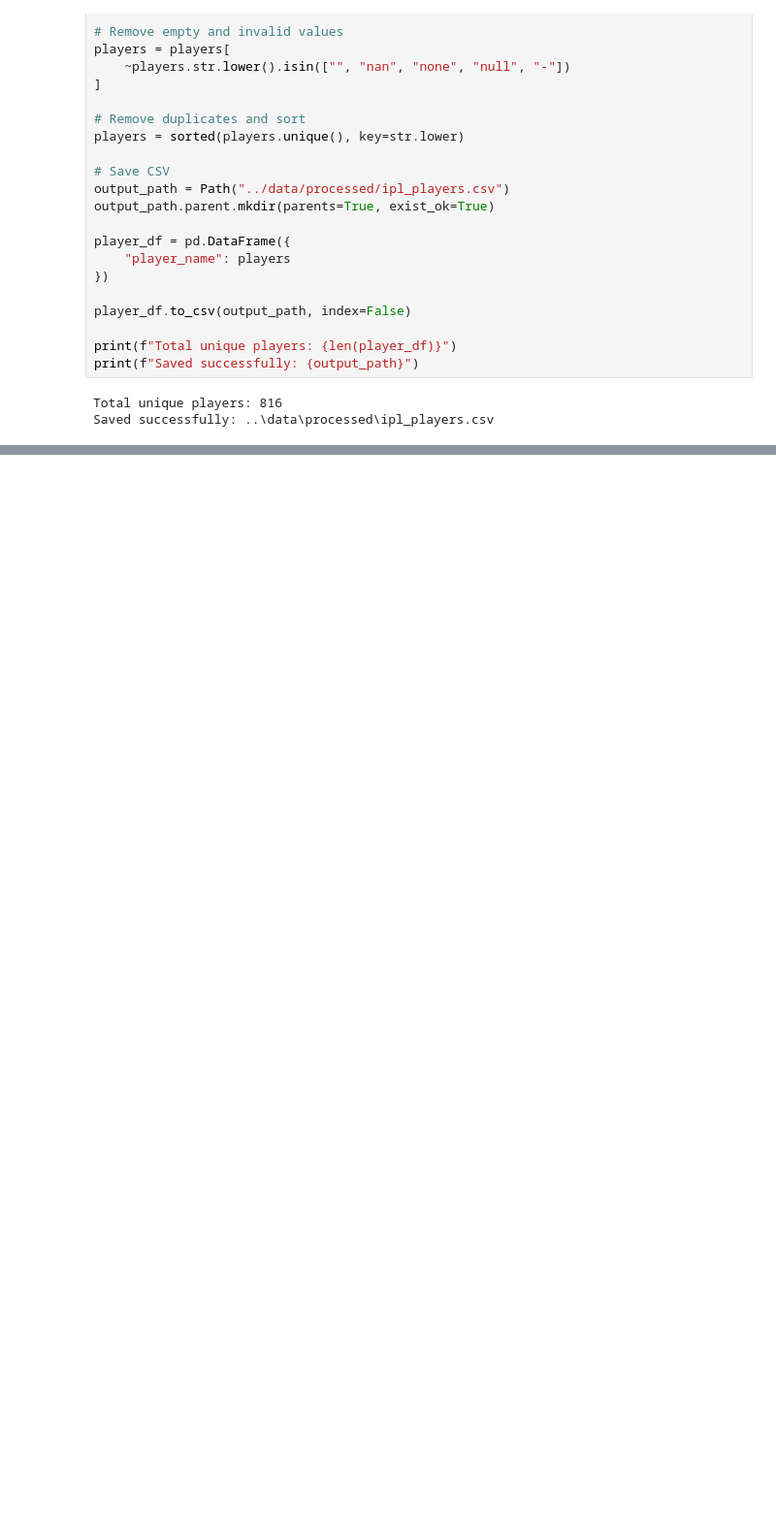
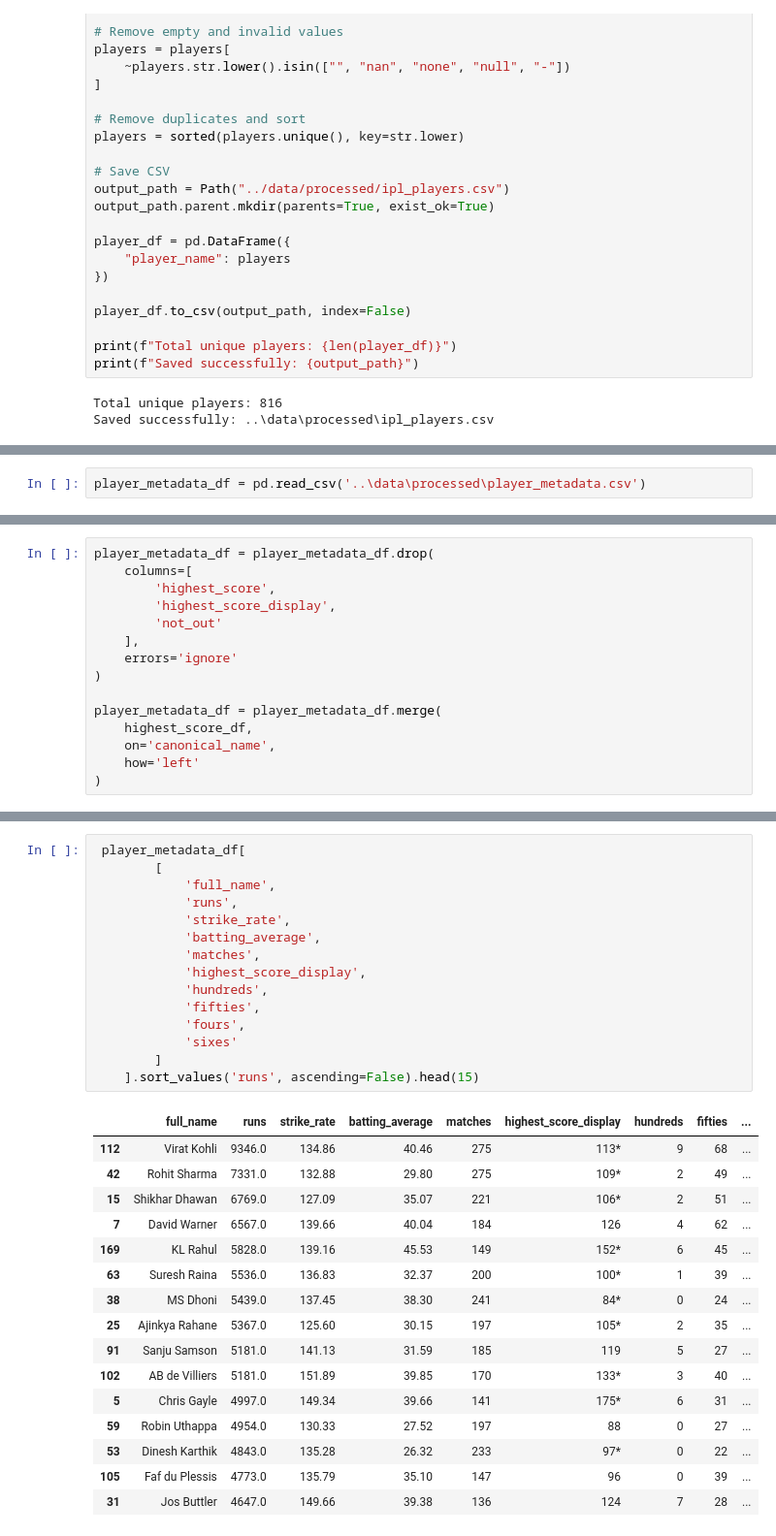
Before and after one commit to Dalchandyogi/IPL-Dashboard, a Jupyter notebook: data_preprocessing/Untitled.ipynb, the cells around one changed output, grey strips where cells are left out. Shown at 97% size. Cells and saved outputs as stored; diff of their text form; blank space fills up the shorter version.

```diff
--- a/data_preprocessing/Untitled.ipynb
+++ b/data_preprocessing/Untitled.ipynb
@@ -117,0 +572,2 @@ Saved successfully: ..\data\processed\ipl_players.csv
+# %%
+player_metadata_df = pd.read_csv('..\data\processed\player_metadata.csv')
@@ -117,0 +973,15 @@ Saved successfully: ..\data\processed\ipl_players.csv
+# %%
+player_metadata_df = player_metadata_df.drop(
+    columns=[
+        'highest_score',
+        'highest_score_display',
+        'not_out'
+    ],
+    errors='ignore'
+)
+
+player_metadata_df = player_metadata_df.merge(
+    highest_score_df,
+    on='canonical_name',
+    how='left'
+)
@@ -117,0 +1014,32 @@ Saved successfully: ..\data\processed\ipl_players.csv
+# %%
+ player_metadata_df[
+        [
+            'full_name',
+            'runs',
+            'strike_rate',
+            'batting_average',
+            'matches',
+            'highest_score_display',
+            'hundreds',
+            'fifties',
+            'fours',
+            'sixes'
+        ]
+    ].sort_values('runs', ascending=False).head(15)
+# %% [output]
+|  | full_name | runs | strike_rate | batting_average | matches | highest_score_display | hundreds | fifties | ... |
+| 112 | Virat Kohli | 9346.0 | 134.86 | 40.46 | 275 | 113* | 9 | 68 | ... |
+| 42 | Rohit Sharma | 7331.0 | 132.88 | 29.80 | 275 | 109* | 2 | 49 | ... |
+| 15 | Shikhar Dhawan | 6769.0 | 127.09 | 35.07 | 221 | 106* | 2 | 51 | ... |
+| 7 | David Warner | 6567.0 | 139.66 | 40.04 | 184 | 126 | 4 | 62 | ... |
+| 169 | KL Rahul | 5828.0 | 139.16 | 45.53 | 149 | 152* | 6 | 45 | ... |
+| 63 | Suresh Raina | 5536.0 | 136.83 | 32.37 | 200 | 100* | 1 | 39 | ... |
+| 38 | MS Dhoni | 5439.0 | 137.45 | 38.30 | 241 | 84* | 0 | 24 | ... |
+| 25 | Ajinkya Rahane | 5367.0 | 125.60 | 30.15 | 197 | 105* | 2 | 35 | ... |
+| 91 | Sanju Samson | 5181.0 | 141.13 | 31.59 | 185 | 119 | 5 | 27 | ... |
+| 102 | AB de Villiers | 5181.0 | 151.89 | 39.85 | 170 | 133* | 3 | 40 | ... |
+| 5 | Chris Gayle | 4997.0 | 149.34 | 39.66 | 141 | 175* | 6 | 31 | ... |
+| 59 | Robin Uthappa | 4954.0 | 130.33 | 27.52 | 197 | 88 | 0 | 27 | ... |
+| 53 | Dinesh Karthik | 4843.0 | 135.28 | 26.32 | 233 | 97* | 0 | 22 | ... |
+| 105 | Faf du Plessis | 4773.0 | 135.79 | 35.10 | 147 | 96 | 0 | 39 | ... |
+| 31 | Jos Buttler | 4647.0 | 149.66 | 39.38 | 136 | 124 | 7 | 28 | ... |
```
Also changed, not shown: parts of 56 cells of this notebook, 10 other files.
